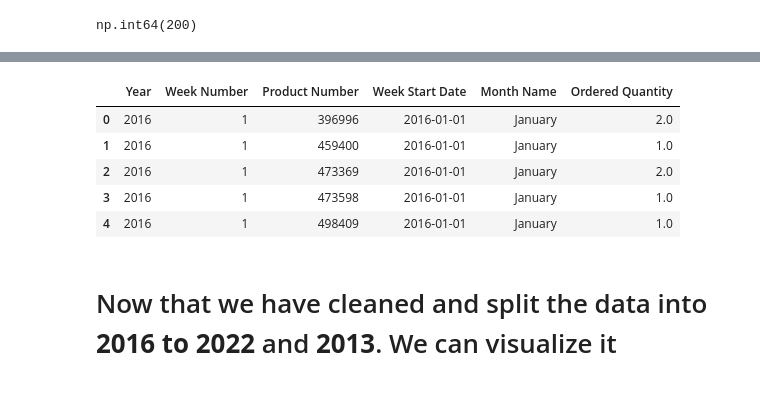
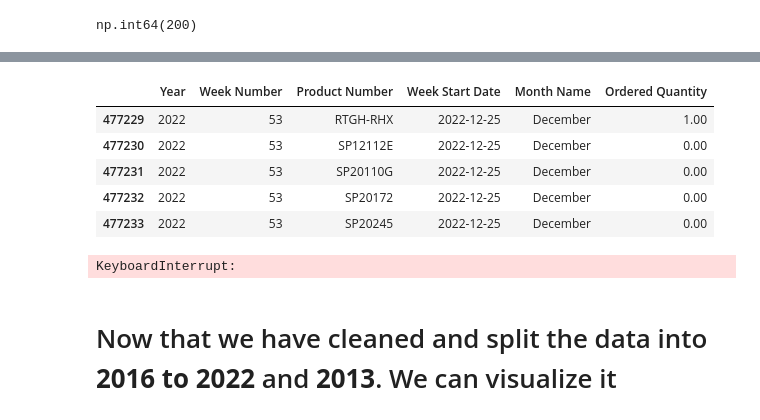
Before and after one commit to bilaalmunir/DataScience-OrderQuantity-Forecasting, a Jupyter notebook: main.ipynb, the cells around one changed output, grey strips where cells are left out. Cells and saved outputs as stored; diff of their text form; code cells hidden in the pictures.

Commit message:
fixxed the rows of th weeks

```diff
--- a/main.ipynb
+++ b/main.ipynb
@@ -189,0 +201,3 @@ data_2016_2022 = filtered_df[(filtered_df['Year']>=2016) & (filtered_df['Year']
+# %%
+data_2016_2022['Ordered Quantity'] = data_2016_2022['Ordered Quantity'].fillna(0)
+data_2016_2022.head()
@@ -203,0 +342,16 @@ See the caveats in the documentation: https://pandas.pydata.org/pandas-docs/stab
+# %%
+
+# Set Pandas display option to show numbers in full decimal format
+pd.set_option('display.float_format', lambda x: '{:.2f}'.format(x))
+
+start_week_group = data_2016_2022.groupby(['Month Name','Week Number','Year','Ordered Quantity'])['Week'].sum().reset_index()
+start_week_group['Sort Key'] = start_week_group.apply(lambda x: (x['Year'] != 2016, x['Week Number'] != 1, x['Year'], x['Week Number']), axis=1)
+start_week_group = start_week_group.sort_values(by='Sort Key')
+
+start_week_group = data_2016_2022.groupby(['Year', 'Week Number','Week Start Date','Month Name', 'Week']).agg({'Ordered Quantity': 'sum'}).reset_index()
+
+# Sorting the data to ensure it's in order
+start_week_group = start_week_group.sort_values(by=[ 'Week Number']).reset_index(drop=True)
+
+# Displaying the first few rows of the result
+start_week_group.head(10)
@@ -236,12 +416,24 @@ Name: count, Length: 477393, dtype: int64
 # %%
-unique_products.head()
+unique_products.tail()
 # %% [output]
 |  | Year | Week Number | Product Number | Week Start Date | Month Name | Ordered Quantity |
-| 0 | 2016 | 1 | 396996 | 2016-01-01 | January | 2.0 |
-| 1 | 2016 | 1 | 459400 | 2016-01-01 | January | 1.0 |
-| 2 | 2016 | 1 | 473369 | 2016-01-01 | January | 2.0 |
-| 3 | 2016 | 1 | 473598 | 2016-01-01 | January | 1.0 |
-| 4 | 2016 | 1 | 498409 | 2016-01-01 | January | 1.0 |
+| 477229 | 2022 | 53 | RTGH-RHX | 2022-12-25 | December | 1.00 |
+| 477230 | 2022 | 53 | SP12112E | 2022-12-25 | December | 0.00 |
+| 477231 | 2022 | 53 | SP20110G | 2022-12-25 | December | 0.00 |
+| 477232 | 2022 | 53 | SP20172 | 2022-12-25 | December | 0.00 |
+| 477233 | 2022 | 53 | SP20245 | 2022-12-25 | December | 0.00 |
+# %%
+grouped_unique = unique_products.groupby(['Year','Week Number','Product Number','Month Name','Week Number'])['Week Start Date']
+
+_week_df = data_2016_2022.groupby(['Year', 'Week Number', 'Product Number'])['Ordered Quantity'].sum().reset_index()
+_week_df.tail()
+# Assuming your DataFrame is named 'unique_products'
+grouped_orders_per_week = unique_products.groupby(['Year', 'Week Number'])['Ordered Quantity'].sum().reset_index()
+grouped_orders_per_week.tail()
+# gow = grouped_orders_per_week[(grouped_orders_per_week['Week Number']==1)& (grouped_orders_per_week['Week Number']==5)(grouped_orders_per_week['Week Number']==5)& (grouped_orders_per_week['Week Number']==9)(grouped_orders_per_week['Week Number']==14)& (grouped_orders_per_week['Week Number']==18)(grouped_orders_per_week['Week Number']==22)& (grouped_orders_per_week['Week Number']==27)(grouped_orders_per_week['Week Number']==31)& (grouped_orders_per_week['Week Number']==35)(grouped_orders_per_week['Week Number']==40)& (grouped_orders_per_week['Week Number']==44)(grouped_orders_per_week['Week Number']==48)]
+# gow.head()
+# %% [output]
+KeyboardInterrupt:
 # %% [markdown]
 # Now that we have cleaned and split the data into **2016 to 2022**  and **2013**. We can visualize it
 # %%
```
Also changed, not shown: parts of 17 cells of this notebook.
